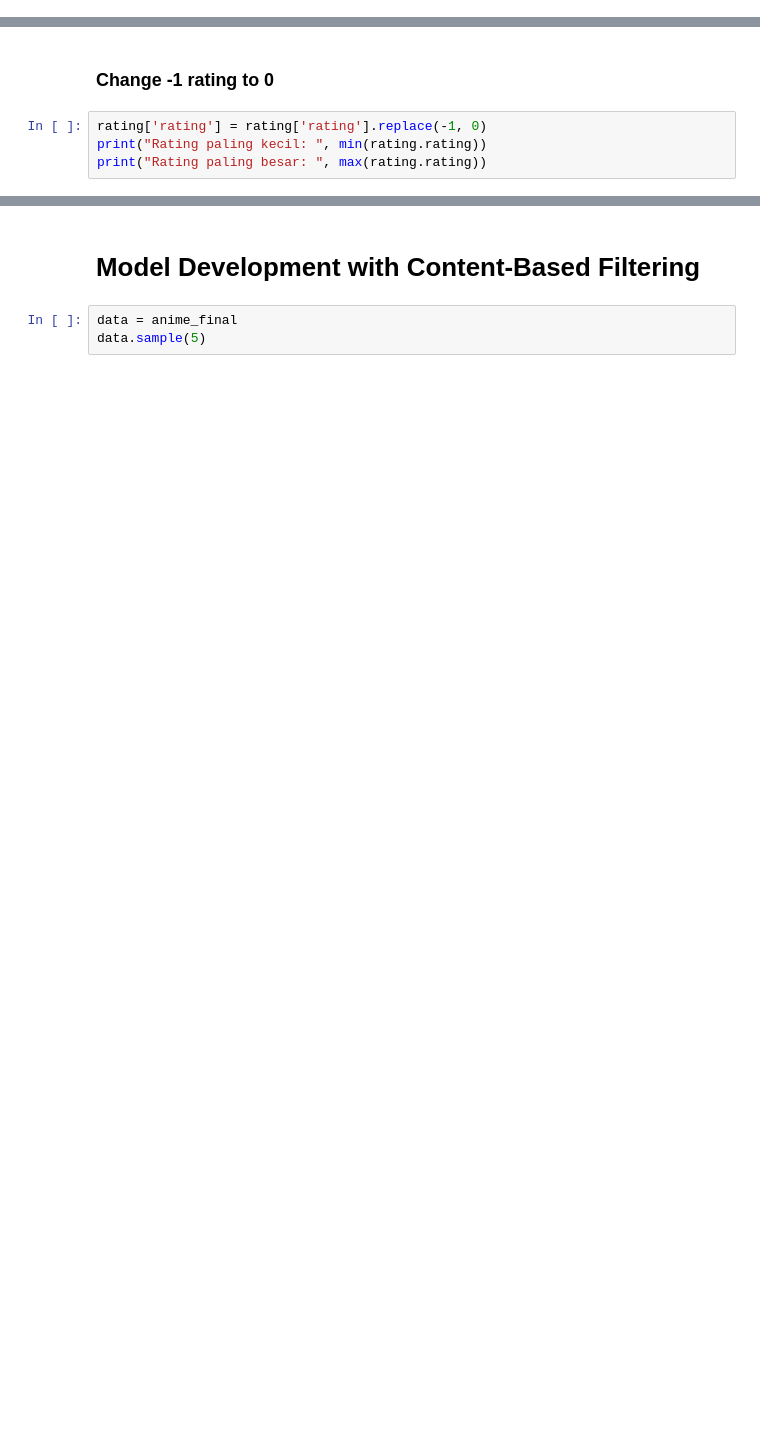
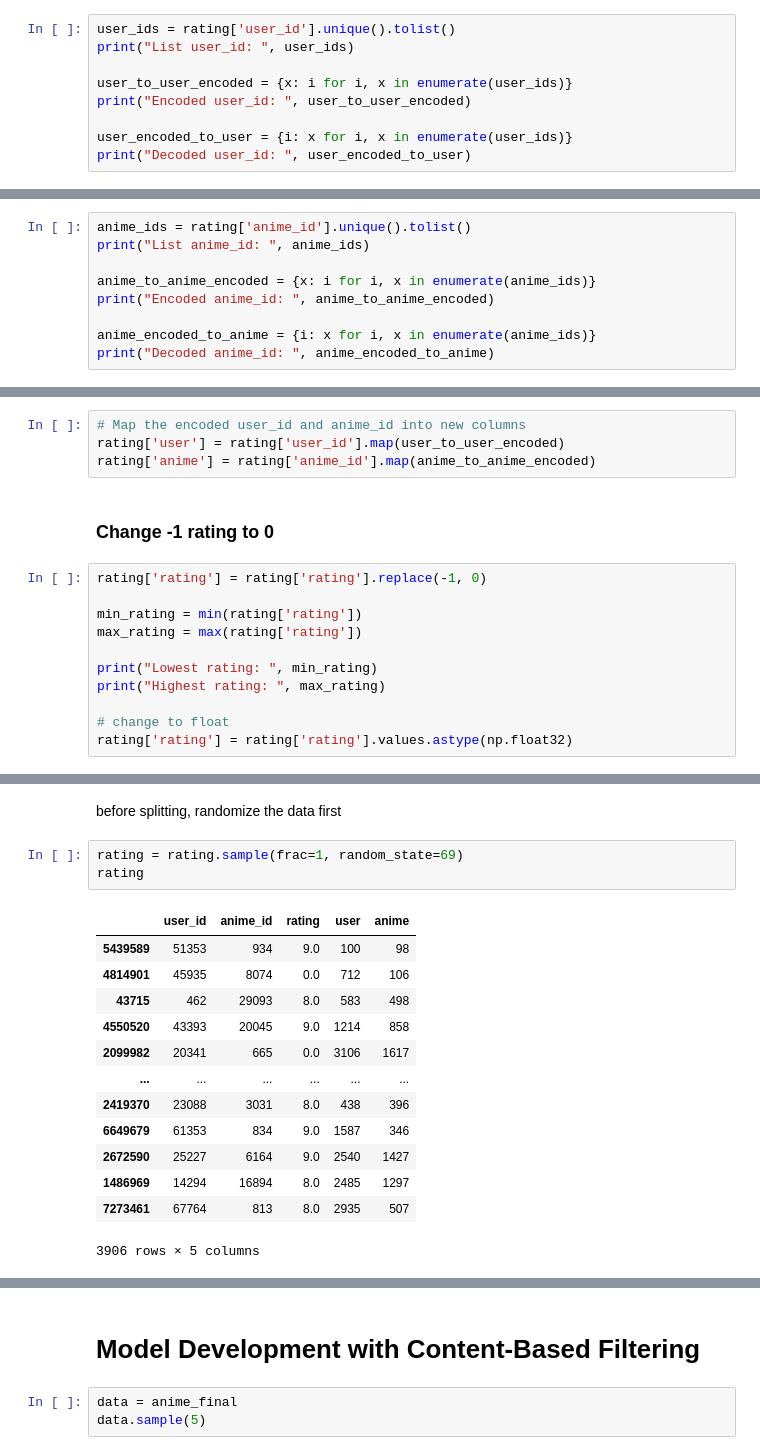
Before and after one commit to AxelSeanCP/Anime-Recommender-System, a Jupyter notebook: anime_recommender_system.ipynb, the cells around one changed output, grey strips where cells are left out. Saved outputs shown, nothing was run; the diff lists cells and outputs as text; blank space fills up the shorter version.

```diff
--- a/anime_recommender_system.ipynb
+++ b/anime_recommender_system.ipynb
@@ -261,0 +295,9 @@ See the caveats in the documentation: https://pandas.pydata.org/pandas-docs/stab
+# %%
+user_ids = rating['user_id'].unique().tolist()
+print("List user_id: ", user_ids)
+
+user_to_user_encoded = {x: i for i, x in enumerate(user_ids)}
+print("Encoded user_id: ", user_to_user_encoded)
+
+user_encoded_to_user = {i: x for i, x in enumerate(user_ids)}
+print("Decoded user_id: ", user_encoded_to_user)
@@ -261,0 +308,9 @@ See the caveats in the documentation: https://pandas.pydata.org/pandas-docs/stab
+# %%
+anime_ids = rating['anime_id'].unique().tolist()
+print("List anime_id: ", anime_ids)
+
+anime_to_anime_encoded = {x: i for i, x in enumerate(anime_ids)}
+print("Encoded anime_id: ", anime_to_anime_encoded)
+
+anime_encoded_to_anime = {i: x for i, x in enumerate(anime_ids)}
+print("Decoded anime_id: ", anime_encoded_to_anime)
@@ -262,7 +321,18 @@ See the caveats in the documentation: https://pandas.pydata.org/pandas-docs/stab
+# %%
+# Map the encoded user_id and anime_id into new columns
+rating['user'] = rating['user_id'].map(user_to_user_encoded)
+rating['anime'] = rating['anime_id'].map(anime_to_anime_encoded)
 # %% [markdown]
 ### Change -1 rating to 0
 # %%
 rating['rating'] = rating['rating'].replace(-1, 0)
-print("Rating paling kecil: ", min(rating.rating))
-print("Rating paling besar: ", max(rating.rating))
+
+min_rating = min(rating['rating'])
+max_rating = max(rating['rating'])
+
+print("Lowest rating: ", min_rating)
+print("Highest rating: ", max_rating)
+
+# change to float
+rating['rating'] = rating['rating'].values.astype(np.float32)
 # %% [output]
@@ -270,0 +343,19 @@ Rating paling besar:  10
+# %% [markdown]
+before splitting, randomize the data first
+# %%
+rating = rating.sample(frac=1, random_state=69)
+rating
+# %% [output]
+|  | user_id | anime_id | rating | user | anime |
+| 5439589 | 51353 | 934 | 9.0 | 100 | 98 |
+| 4814901 | 45935 | 8074 | 0.0 | 712 | 106 |
+| 43715 | 462 | 29093 | 8.0 | 583 | 498 |
+| 4550520 | 43393 | 20045 | 9.0 | 1214 | 858 |
+| 2099982 | 20341 | 665 | 0.0 | 3106 | 1617 |
+| ... | ... | ... | ... | ... | ... |
+| 2419370 | 23088 | 3031 | 8.0 | 438 | 396 |
+| 6649679 | 61353 | 834 | 9.0 | 1587 | 346 |
+| 2672590 | 25227 | 6164 | 9.0 | 2540 | 1427 |
+| 1486969 | 14294 | 16894 | 8.0 | 2485 | 1297 |
+| 7273461 | 67764 | 813 | 8.0 | 2935 | 507 |
+3906 rows × 5 columns
```
Also changed, not shown: parts of 30 cells of this notebook, 1 other file.
